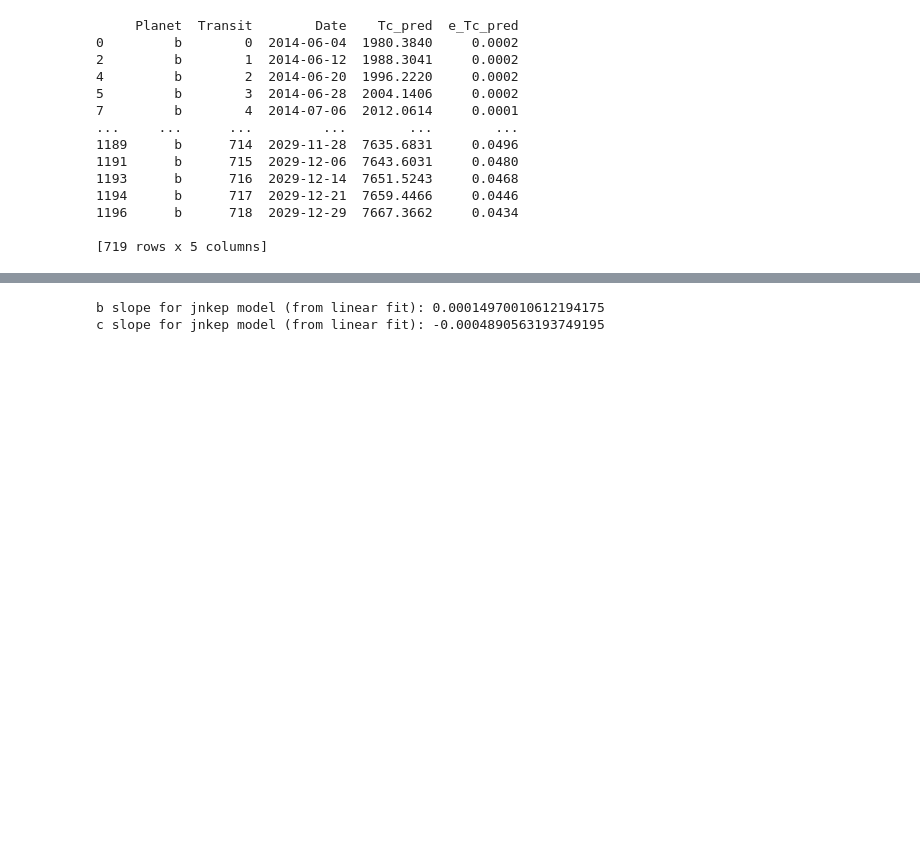
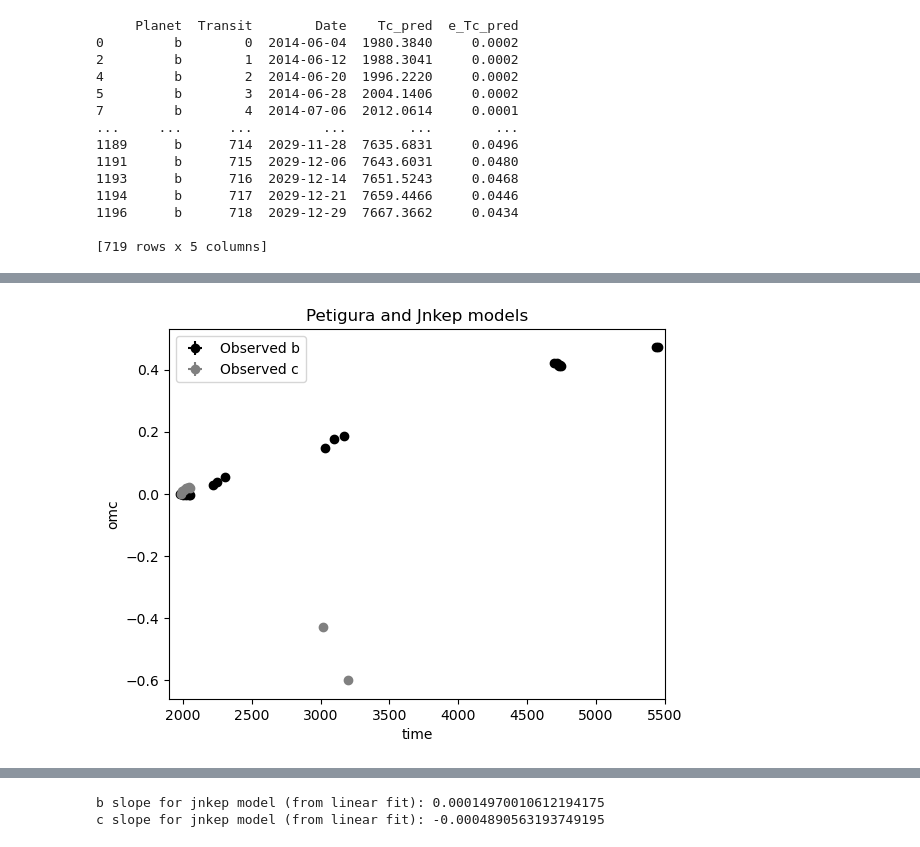
Before and after one commit to pentrican10/k2-19-project, a Jupyter notebook: 6_compare_models.ipynb, the cells around one changed output, grey strips where cells are left out. Cells and saved outputs as stored; diff of their text form; code cells hidden in the pictures; blank space fills up the shorter version.

```diff
--- a/6_compare_models.ipynb
+++ b/6_compare_models.ipynb
@@ -186,3 +193,25 @@ plt.show()
+# %%
+### adding observed data
+### same ephem as the model and predictions
+index_obs_b = np.array(index_obs_b)
+index_obs_c = np.array(index_obs_c)
+omc_obs_b = t_obs_b - ephem(best_fit_period_b, best_fit_tc_b, index_obs_b)
+omc_obs_c = t_obs_c - ephem(best_fit_period_c, best_fit_tc_c, index_obs_c)
+
+
+plt.errorbar(t_obs_b, omc_obs_b - offset_obs_b, xerr=t_obs_err_b, yerr=t_obs_err_b, marker='o', linestyle='none', label='Observed b', c='black')
+plt.errorbar(t_obs_c, omc_obs_c - offset_obs_c, xerr=t_obs_err_c, yerr=t_obs_err_c, marker='o', linestyle='none', label='Observed c', c='grey')
+
+plt.title('Petigura and Jnkep models')
+plt.xlabel('time')
+plt.ylabel('omc')
+# plt.xlim(2027.88,2027.92)
+plt.xlim(1900,5500)
+
+plt.legend()
+plt.show()
+# %% [output]
+[figure, added]
 # %%
 ### adding observed data
 ### same ephem as the model and predictions
```
Also changed, not shown: parts of 7 cells of this notebook, 2 other files.
